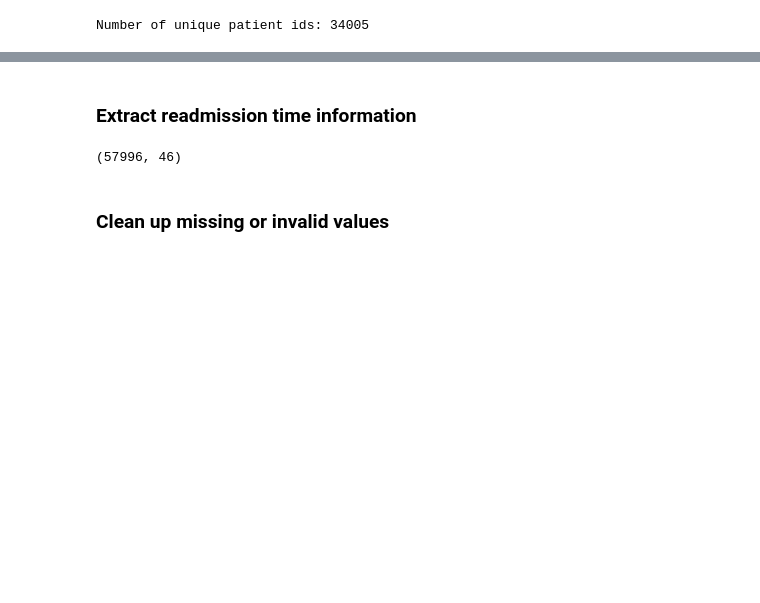
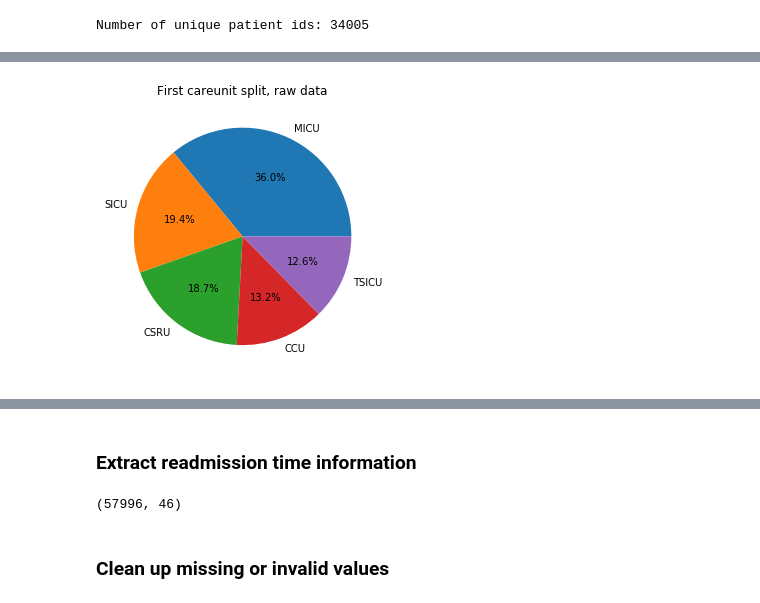
Before and after one commit to NicolasHu11/Short-Long-Term-Mortality-Prediction, a Jupyter notebook: Process Books/1_create_dataframe.ipynb, the cells around one changed output, grey strips where cells are left out. Drawn from its saved outputs; the diff is of its cells as text; code cells hidden in the pictures; blank space fills up the shorter version.

```diff
--- a/Process Books/1_create_dataframe.ipynb
+++ b/Process Books/1_create_dataframe.ipynb
@@ -136,0 +283,8 @@ Text(0, 0.5, '')
+# %%
+fig = plt.figure(figsize=(5,5))
+data.last_careunit.value_counts(dropna=False).plot.pie(startangle = 0, autopct='%1.1f%%')
+plt.title('First careunit split, raw data')
+plt.ylabel('')
+plt.show()
+# %% [output]
+[figure, added]
```
Also changed, not shown: parts of 32 cells of this notebook.
